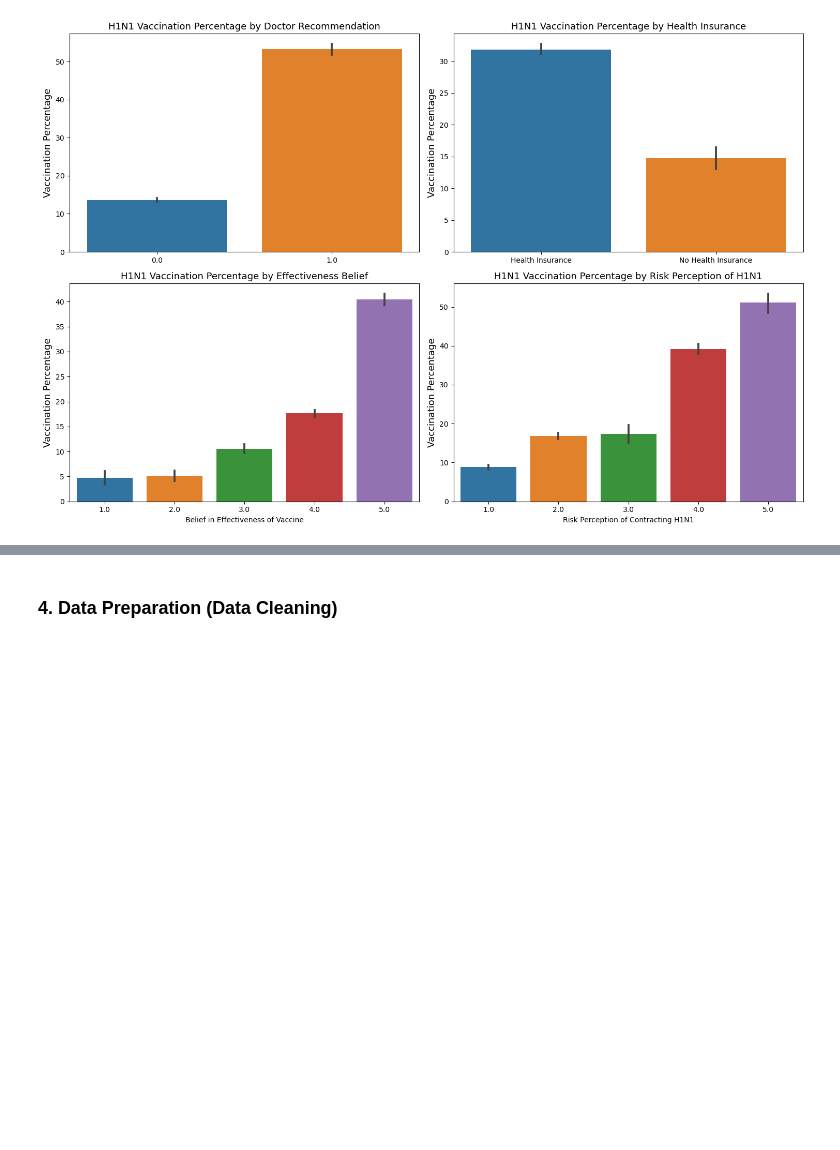
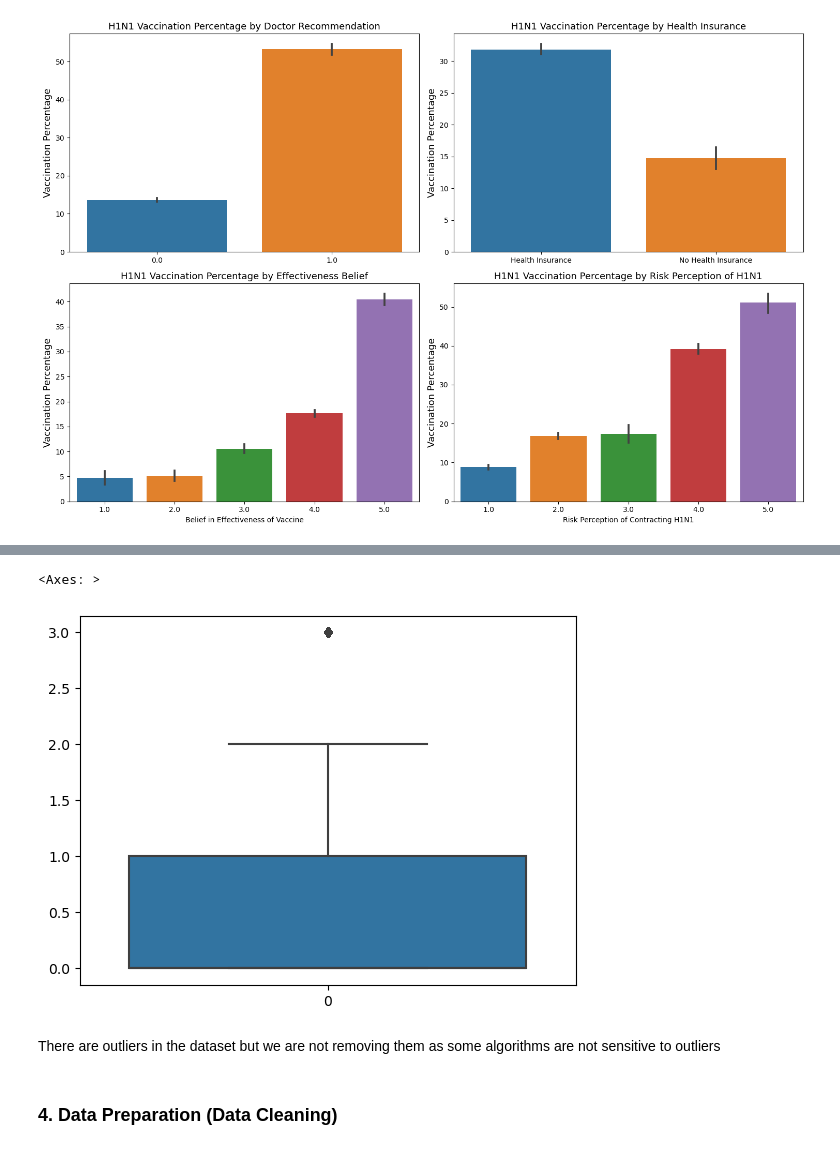
Before and after one commit to laaria-chris/H1N1-VACCINATION-PREDICTION-MODEL, a Jupyter notebook: MAIN_NOTEBOOK.ipynb, the cells around one changed output, grey strips where cells are left out. Drawn from its saved outputs; the diff is of its cells as text; code cells hidden in the pictures; blank space fills up the shorter version.

```diff
--- a/MAIN_NOTEBOOK.ipynb
+++ b/MAIN_NOTEBOOK.ipynb
@@ -342,3 +363,10 @@ def findoutliers(column):
+# %%
+sns.boxplot(Data2.household_children)
+# %% [output]
+<Axes: >
+[figure, added]
+# %% [markdown]
+There are outliers in the dataset but we are not removing them as some algorithms are not sensitive to outliers
 # %% [markdown]
 ### 4. Data Preparation (Data Cleaning)
 # %% [markdown]
```
Also changed, not shown: parts of 23 cells of this notebook.
